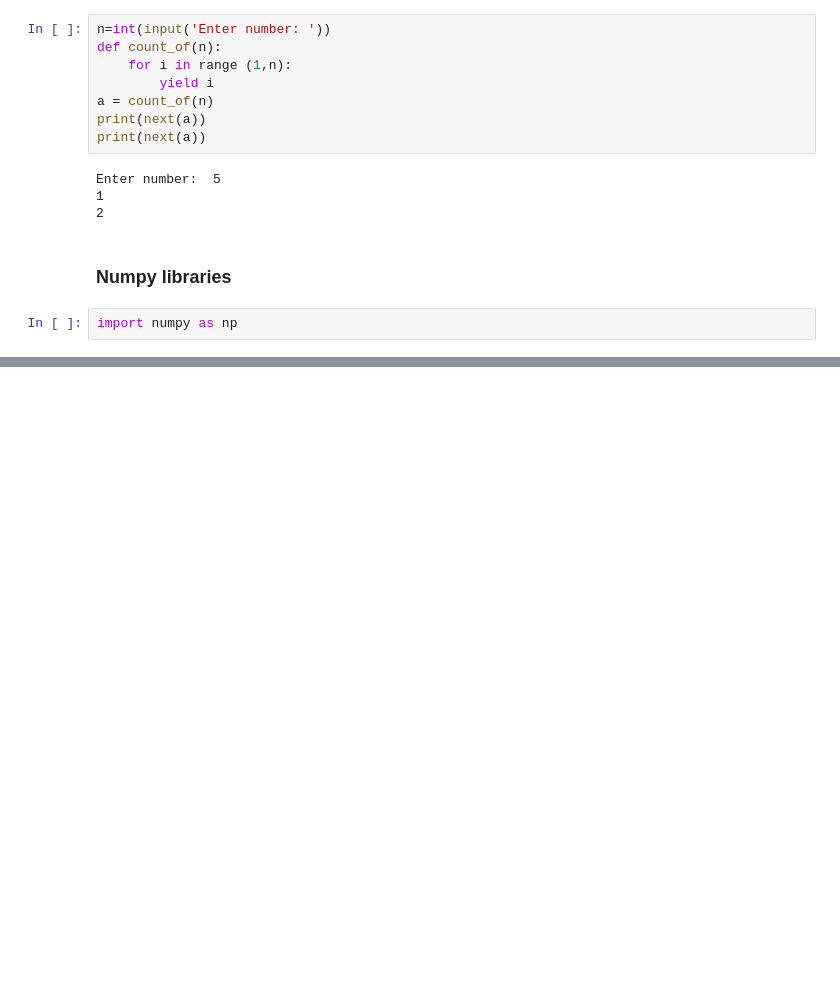
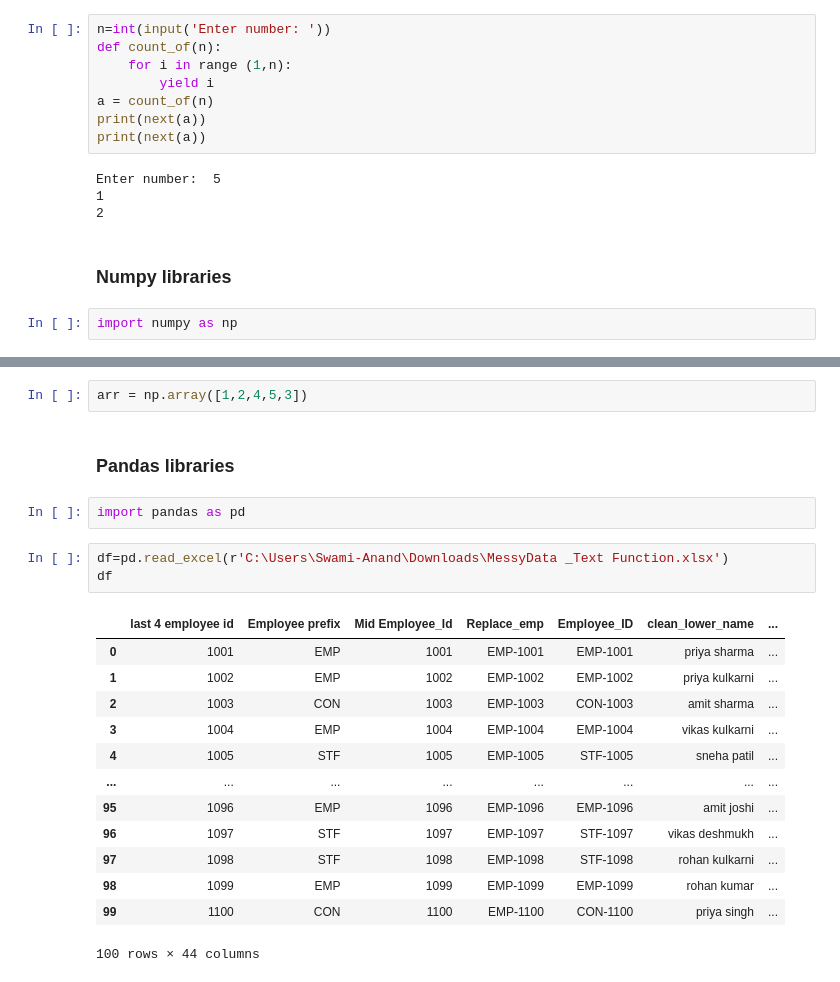
Before and after one commit to Anandasane/Data_Science_2026, a Jupyter notebook: Python libraries.ipynb, the cells around one changed output, grey strips where cells are left out. Drawn from its saved outputs; the diff is of its cells as text; blank space fills up the shorter version.

```diff
--- a/Python libraries.ipynb
+++ b/Python libraries.ipynb
@@ -42,0 +186,23 @@ np
+# %%
+arr = np.array([1,2,4,5,3])
+# %% [markdown]
+### Pandas libraries
+# %%
+import pandas as pd
+# %%
+df=pd.read_excel(r'C:\Users\Swami-Anand\Downloads\MessyData _Text Function.xlsx')
+df
+# %% [output]
+|  | last 4 employee id | Employee prefix | Mid Employee_Id | Replace_emp | Employee_ID | clean_lower_name | ... |
+| 0 | 1001 | EMP | 1001 | EMP-1001 | EMP-1001 | priya sharma | ... |
+| 1 | 1002 | EMP | 1002 | EMP-1002 | EMP-1002 | priya kulkarni | ... |
+| 2 | 1003 | CON | 1003 | EMP-1003 | CON-1003 | amit sharma | ... |
+| 3 | 1004 | EMP | 1004 | EMP-1004 | EMP-1004 | vikas kulkarni | ... |
+| 4 | 1005 | STF | 1005 | EMP-1005 | STF-1005 | sneha patil | ... |
+| ... | ... | ... | ... | ... | ... | ... | ... |
+| 95 | 1096 | EMP | 1096 | EMP-1096 | EMP-1096 | amit joshi | ... |
+| 96 | 1097 | STF | 1097 | EMP-1097 | STF-1097 | vikas deshmukh | ... |
+| 97 | 1098 | STF | 1098 | EMP-1098 | STF-1098 | rohan kulkarni | ... |
+| 98 | 1099 | EMP | 1099 | EMP-1099 | EMP-1099 | rohan kumar | ... |
+| 99 | 1100 | CON | 1100 | EMP-1100 | CON-1100 | priya singh | ... |
+100 rows × 44 columns
```
Also changed, not shown: parts of 20 cells of this notebook.
